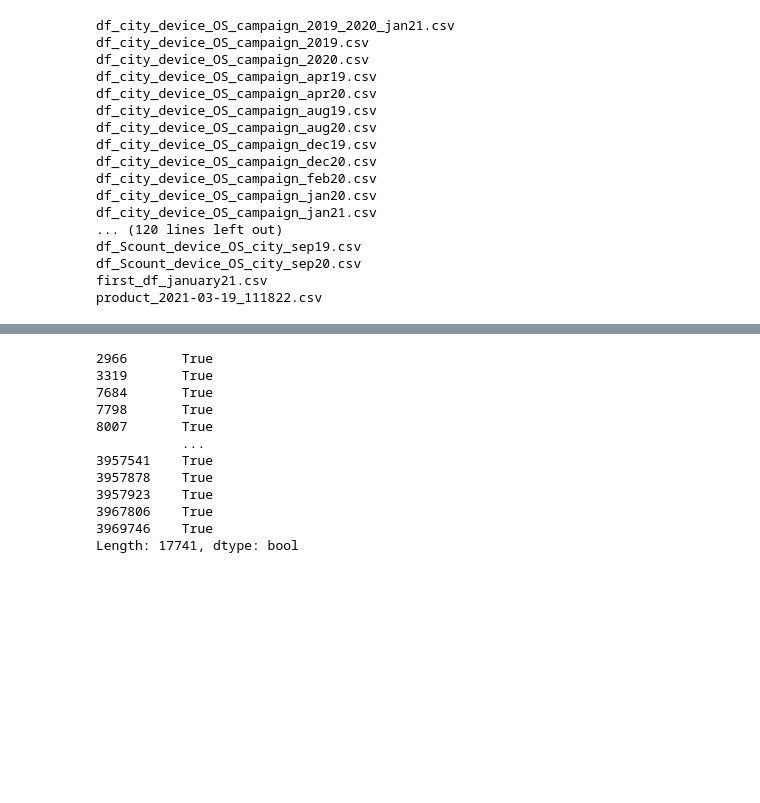
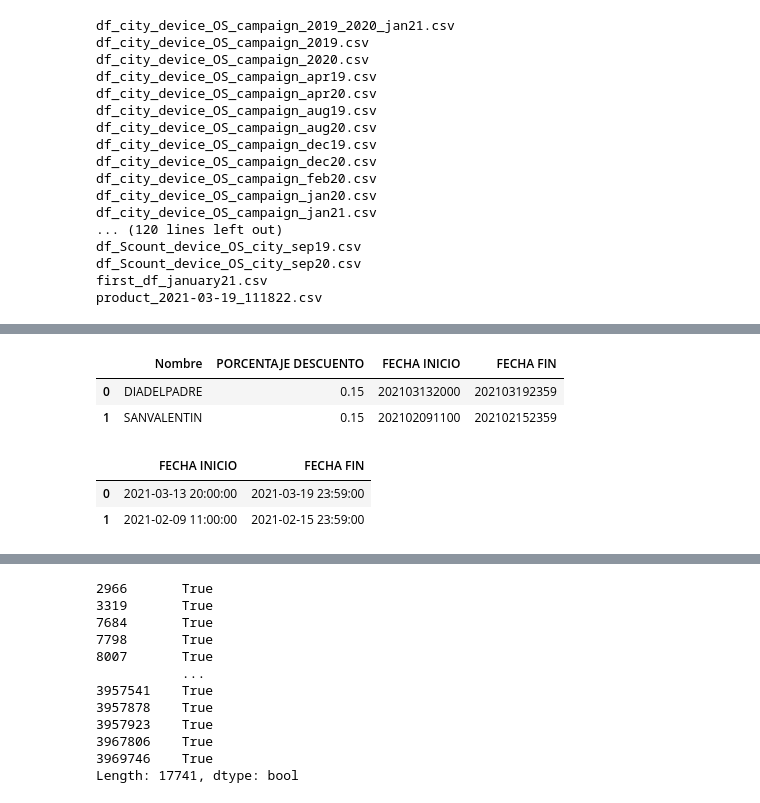
Before and after one commit to Laurajmoreno/ML_and_CRO, a Jupyter notebook: Data_Collection-oldbackup.ipynb, the cells around one changed output, grey strips where cells are left out. Cells and saved outputs as stored; diff of their text form; code cells hidden in the pictures; blank space fills up the shorter version.

```diff
--- a/Data_Collection-oldbackup.ipynb
+++ b/Data_Collection-oldbackup.ipynb
@@ -9642,0 +10409,17 @@ product_2021-03-19_111822.csv
+# %%
+# Discounts CSV
+disc_datafile=os.path.join(data_root,'DescuentosFebMar21.csv')
+disc_info=pd.read_csv(disc_datafile, sep=';')
+disc_info
+# %% [output]
+|  | Nombre | PORCENTAJE DESCUENTO | FECHA INICIO | FECHA FIN |
+| 0 | DIADELPADRE | 0.15 | 202103132000 | 202103192359 |
+| 1 | SANVALENTIN | 0.15 | 202102091100 | 202102152359 |
+# %%
+disc_info['FECHA INICIO']=pd.to_datetime(disc_info['FECHA INICIO'],format='%Y%m%d%H%M')
+disc_info['FECHA FIN']=pd.to_datetime(disc_info['FECHA FIN'],format='%Y%m%d%H%M')
+disc_info[['FECHA INICIO','FECHA FIN']]
+# %% [output]
+|  | FECHA INICIO | FECHA FIN |
+| 0 | 2021-03-13 20:00:00 | 2021-03-19 23:59:00 |
+| 1 | 2021-02-09 11:00:00 | 2021-02-15 23:59:00 |
```
Also changed, not shown: parts of 57 cells of this notebook, 1 other file.
